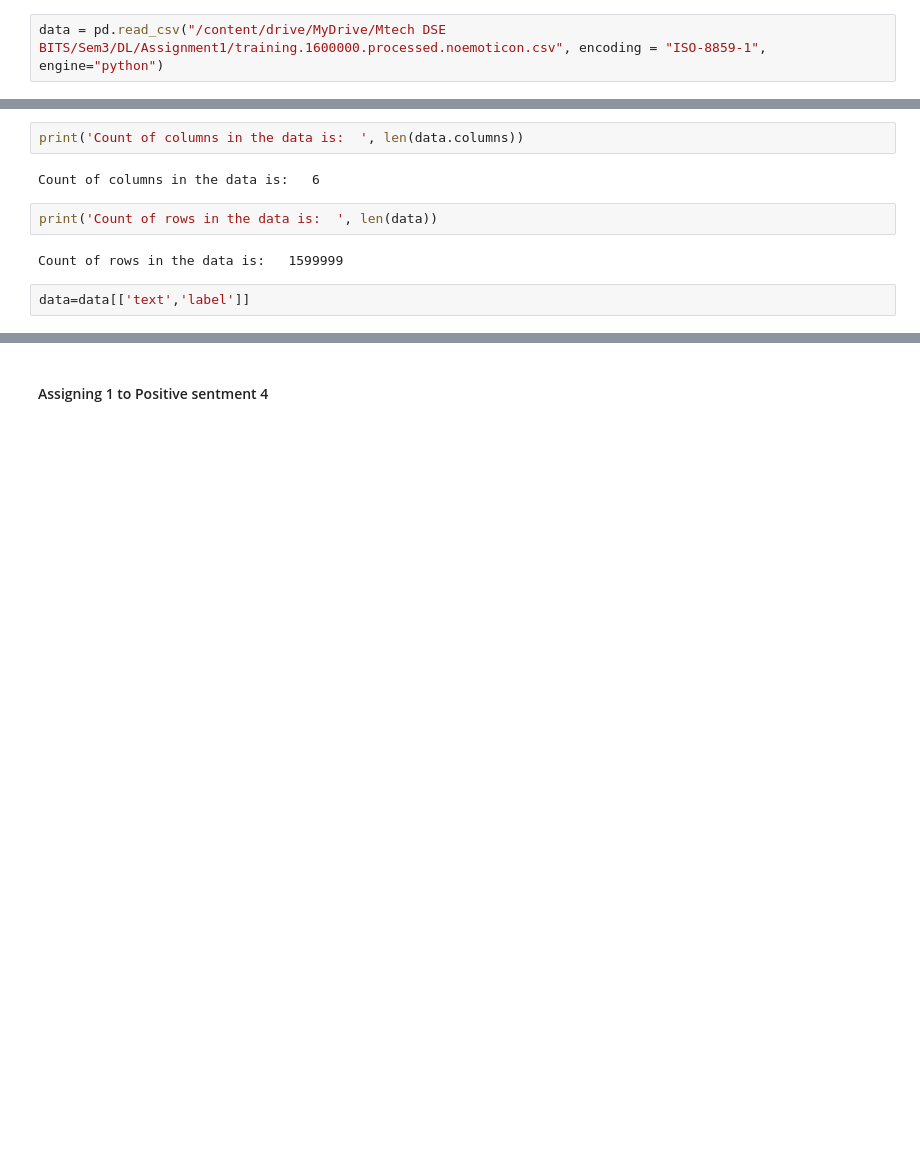
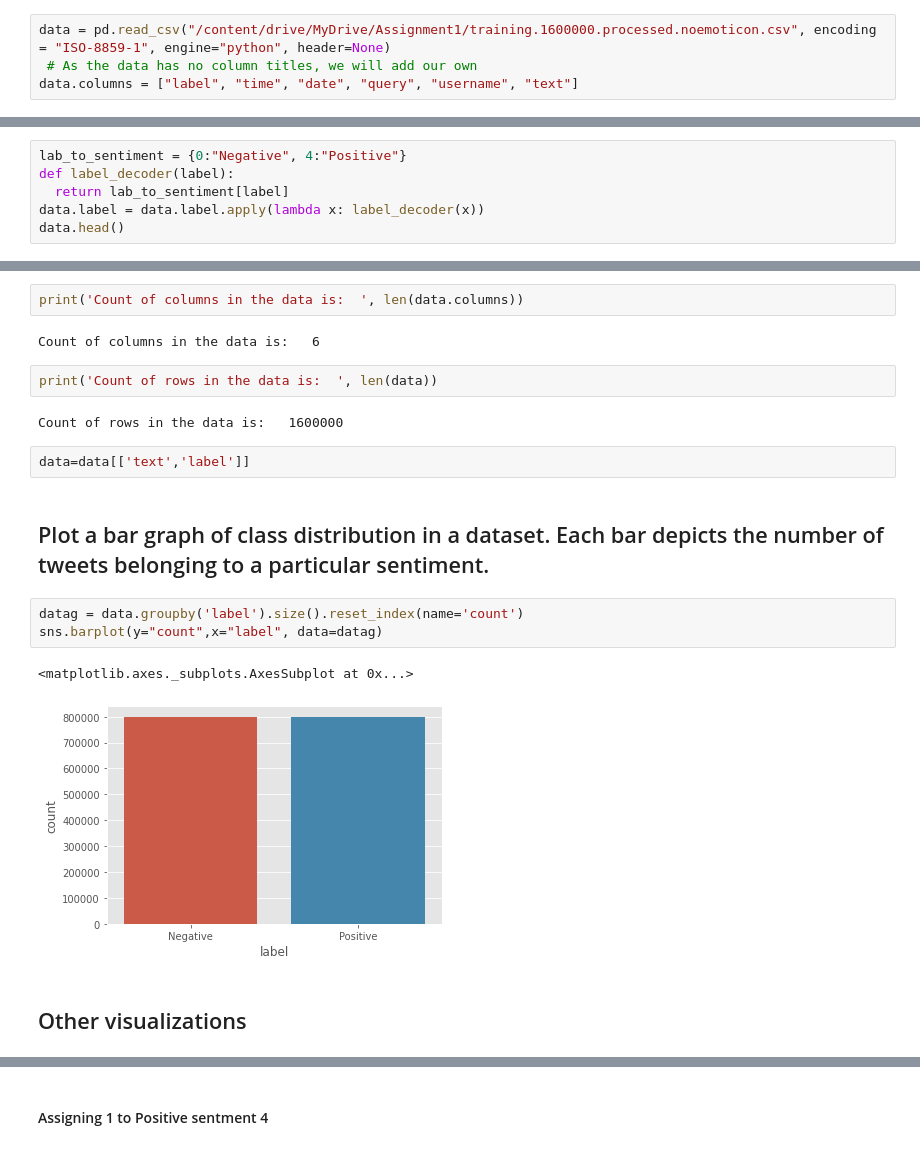
Before and after one commit to Gr-30/DL, a Jupyter notebook: Assign4_Q2_Twitter_114_final.ipynb, the cells around one changed output, grey strips where cells are left out. Cells and saved outputs as stored; diff of their text form; blank space fills up the shorter version.

```diff
--- a/Assign4_Q2_Twitter_114_final.ipynb
+++ b/Assign4_Q2_Twitter_114_final.ipynb
@@ -48,2 +61,4 @@ warnings.filterwarnings("ignore")
 # %%
-data = pd.read_csv("/content/drive/MyDrive/Mtech DSE BITS/Sem3/DL/Assignment1/training.1600000.processed.noemoticon.csv", encoding = "ISO-8859-1", engine="python")
+data = pd.read_csv("/content/drive/MyDrive/Assignment1/training.1600000.processed.noemoticon.csv", encoding = "ISO-8859-1", engine="python", header=None)
+ # As the data has no column titles, we will add our own
+data.columns = ["label", "time", "date", "query", "username", "text"]
@@ -49,0 +67,6 @@ data = pd.read_csv("/content/drive/MyDrive/Mtech DSE BITS/Sem3/DL/Assignment1/tr
+# %%
+lab_to_sentiment = {0:"Negative", 4:"Positive"}
+def label_decoder(label):
+  return lab_to_sentiment[label]
+data.label = data.label.apply(lambda x: label_decoder(x))
+data.head()
@@ -134,6 +195,16 @@ Count of columns in the data is:   6
 # %%
 print('Count of rows in the data is:  ', len(data))
 # %% [output]
-Count of rows in the data is:   1599999
+Count of rows in the data is:   1600000
 # %%
 data=data[['text','label']]
+# %% [markdown]
+## Plot a bar graph of class distribution in a dataset. Each bar depicts the number of tweets belonging to a particular sentiment.
+# %%
+datag = data.groupby('label').size().reset_index(name='count')
+sns.barplot(y="count",x="label", data=datag)
+# %% [output]
+<matplotlib.axes._subplots.AxesSubplot at 0x...>
+[figure, added]
+# %% [markdown]
+## Other visualizations
```
Also changed, not shown: parts of 24 cells of this notebook.
